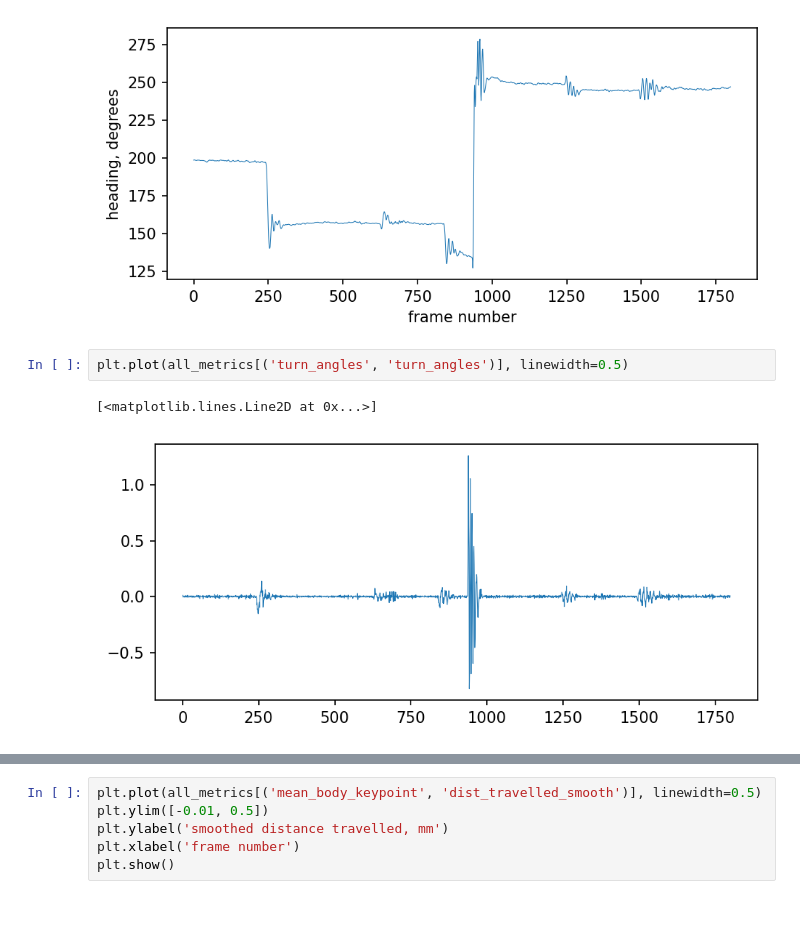
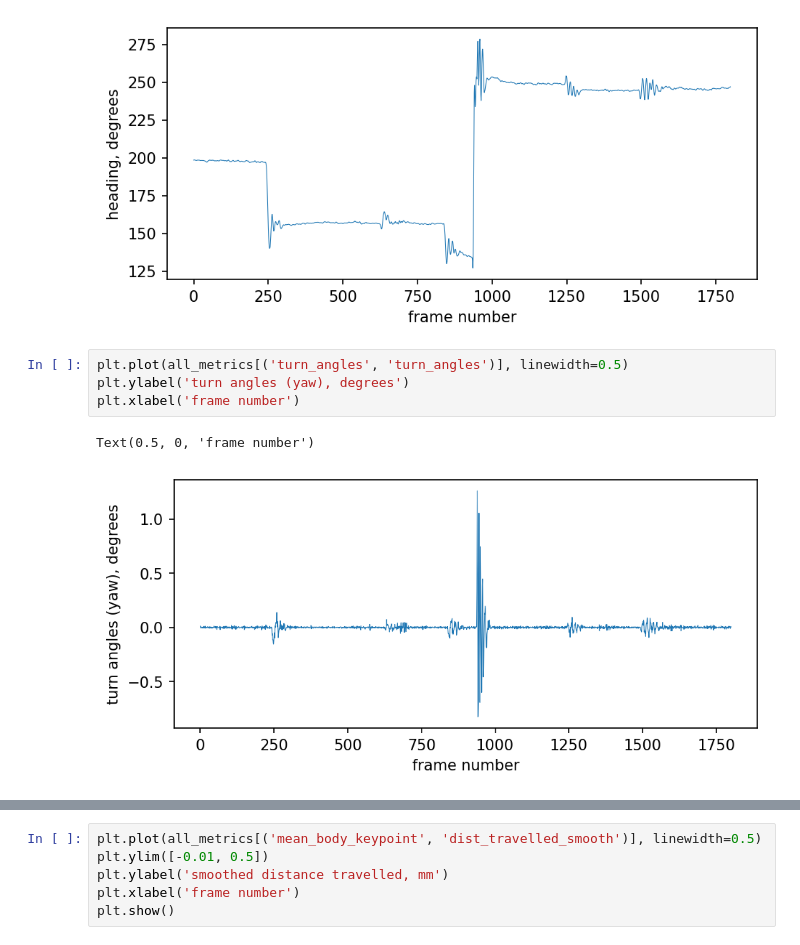
Before and after one commit to Scott-Lab-QBI/Scholz_et_al_2025_DLC-SLEAP_Analysis, a Jupyter notebook: Python/functionalities_test.ipynb, the cells around one changed output, grey strips where cells are left out. Saved outputs shown, nothing was run; the diff lists cells and outputs as text; blank space fills up the shorter version.

```diff
--- a/Python/functionalities_test.ipynb
+++ b/Python/functionalities_test.ipynb
@@ -1069,9 +1069,11 @@ plt.show()
 [figure]
 # %%
 plt.plot(all_metrics[('turn_angles', 'turn_angles')], linewidth=0.5)
+plt.ylabel('turn angles (yaw), degrees')
+plt.xlabel('frame number')
 # %% [output]
-[<matplotlib.lines.Line2D at 0x...>]
+Text(0.5, 0, 'frame number')
-[figure, old version]
+[figure, new version]
 # %%
 plt.plot(all_metrics[('mean_body_keypoint', 'dist_travelled')], linewidth=0.5)
 plt.ylim([-0.01, 0.5])
```
Also changed, not shown: parts of 2 cells of this notebook.
